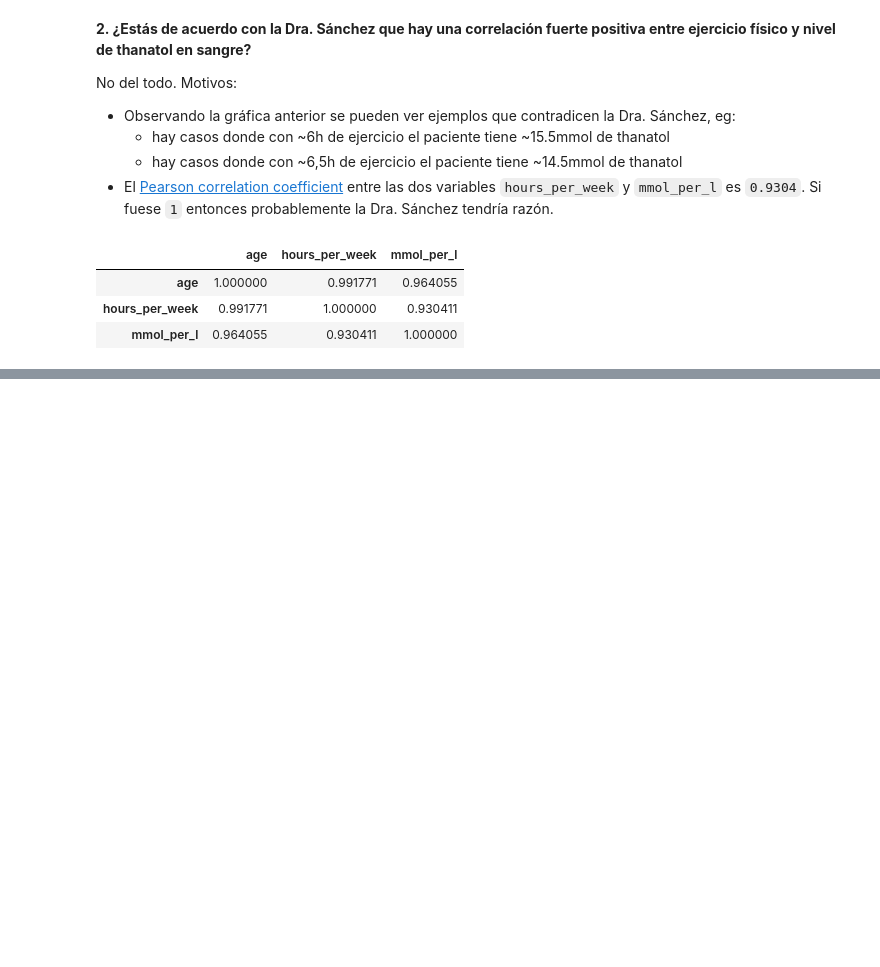
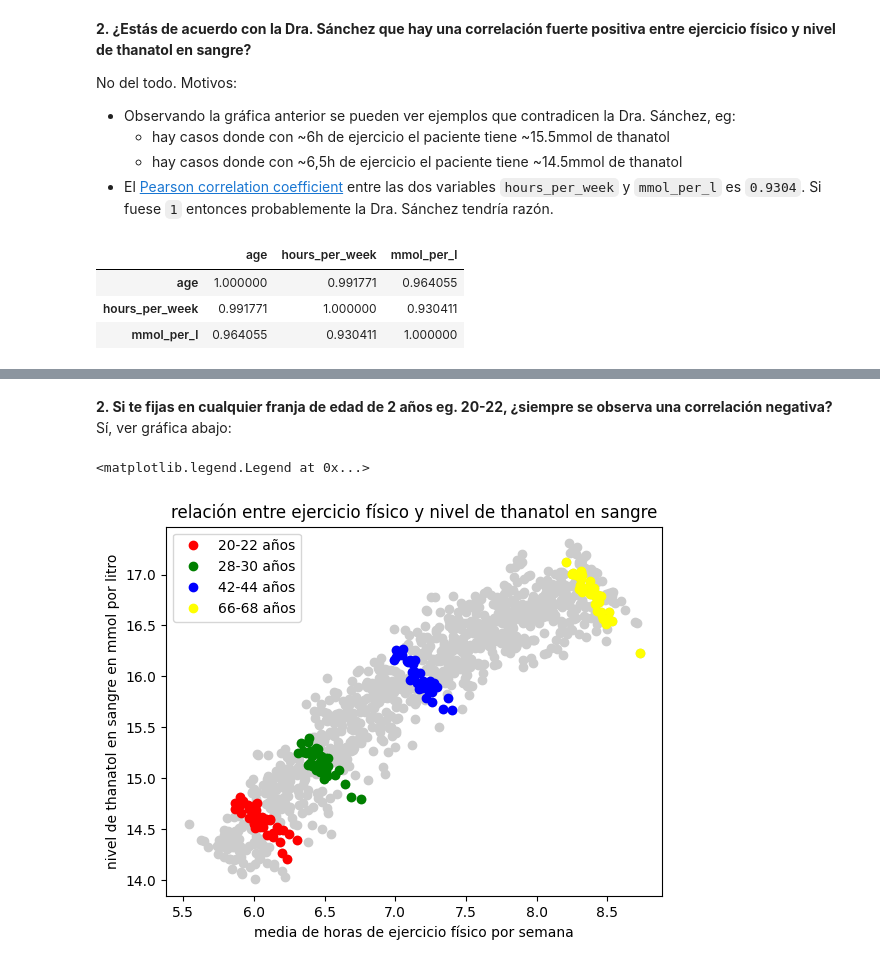
Before and after one commit to valentinboyanov/ejercicios, a Jupyter notebook: data_science_1/solutions.ipynb, the cells around one changed output, grey strips where cells are left out. Drawn from its saved outputs; the diff is of its cells as text; code cells hidden in the pictures; blank space fills up the shorter version.

```diff
--- a/data_science_1/solutions.ipynb
+++ b/data_science_1/solutions.ipynb
@@ -82,0 +199,22 @@ No, porque no sabemos si realmente es la cantidad de ejercicio la que causa que
+# %% [markdown]
+**2. Si te fijas en cualquier franja de edad de 2 años eg. 20-22, ¿siempre se observa una correlación negativa?**
+Sí, ver gráfica abajo:
+# %%
+participants_20_22 = all[(all.age >= 20) & (all.age <= 22)]
+participants_28_30 = all[(all.age >= 28) & (all.age <= 30)]
+participants_42_44 = all[(all.age >= 42) & (all.age <= 44)]
+participants_66_68 = all[(all.age >= 66) & (all.age <= 68)]
+
+f, ax = pyplot.subplots()
+ax.set_title("relación entre ejercicio físico y nivel de thanatol en sangre")
+ax.set_xlabel('media de horas de ejercicio físico por semana')
+ax.set_ylabel('nivel de thanatol en sangre en mmol por litro')
+ax.plot(all['hours_per_week'], all['mmol_per_l'], color='#ccc', marker='o', linewidth=0)
+ax.plot(participants_20_22['hours_per_week'], participants_20_22['mmol_per_l'], color='red', marker='o', linewidth=0, label='20-22 años')
+ax.plot(participants_28_30['hours_per_week'], participants_28_30['mmol_per_l'], color='green', marker='o', linewidth=0, label='28-30 años')
+ax.plot(participants_42_44['hours_per_week'], participants_42_44['mmol_per_l'], color='blue', marker='o', linewidth=0, label='42-44 años')
+ax.plot(participants_66_68['hours_per_week'], participants_66_68['mmol_per_l'], color='yellow', marker='o', linewidth=0, label='66-68 años')
+ax.legend()
+# %% [output]
+<matplotlib.legend.Legend at 0x...>
+[figure, added]
```
Also changed, not shown: parts of 11 cells of this notebook.
